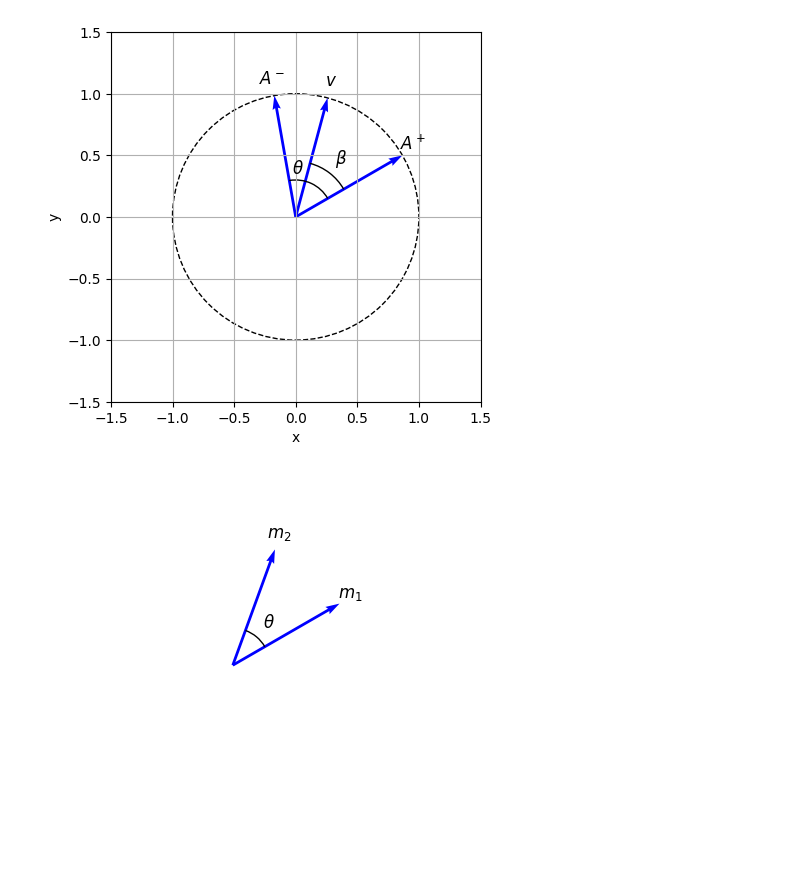
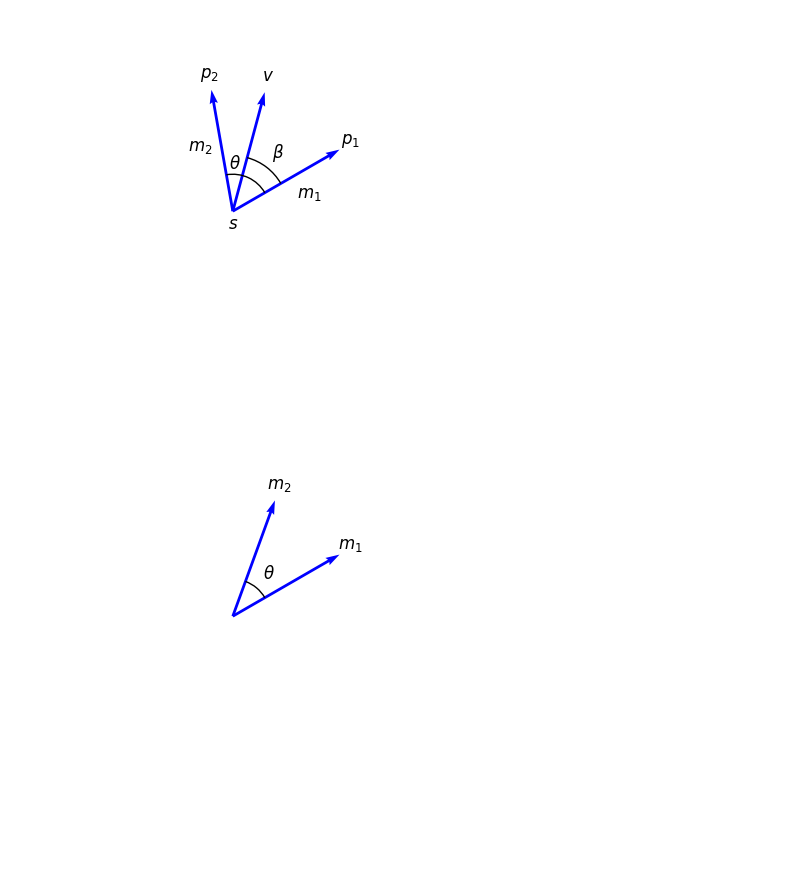
Before and after one commit to DarioFi/optimal_transport, a Jupyter notebook: image_gen.ipynb, the cells around one changed output. Saved outputs shown, nothing was run; the diff lists cells and outputs as text; code cells hidden in the pictures; blank space fills up the shorter version.

```diff
--- a/image_gen.ipynb
+++ b/image_gen.ipynb
@@ -6,10 +6,10 @@ import numpy as np
 fig, ax = plt.subplots()
 
 # Define the unit circle
-circle = plt.Circle((0, 0), 1, color='black', fill=False, linestyle='--')
+# circle = plt.Circle((0, 0), 1, color='black', fill=False, linestyle='--')
 
 # Add the circle to the plot
-ax.add_artist(circle)
+# ax.add_artist(circle)
 
 start_ang = np.deg2rad(30)
 # Set the angle theta and beta
@@ -27,9 +27,16 @@ ax.quiver(0, 0, A_minus[0], A_minus[1], angles='xy', scale_units='xy', scale=1,
 ax.quiver(0, 0, v[0], v[1], angles='xy', scale_units='xy', scale=1, color='blue', label=r'$v$')
 
 # Annotate the vectors
-ax.text(A_plus[0] * 1.1, A_plus[1] * 1.1, r'$A^+$', fontsize=12, ha='center')
-ax.text(A_minus[0] * 1.1, A_minus[1] * 1.1, r'$A^-$', fontsize=12, ha='center')
+ax.text(A_plus[0] * 1.1, A_plus[1] * 1.1, r'$p_1$', fontsize=12, ha='center')
+ax.text(A_minus[0] * 1.1, A_minus[1] * 1.1, r'$p_2$', fontsize=12, ha='center')
 ax.text(v[0] * 1.1, v[1] * 1.1, r'$v$', fontsize=12, ha='center')
+
+# add text next to vectors with m_1 and m_2
+off = 0.1
+ax.text(A_plus[0] * .6 + off, A_plus[1] * .5 - 1.4 * off, r'$m_1$', fontsize=12, ha='center')
+ax.text(A_minus[0] * .5 - 1.8*off, A_minus[1] * .5, r'$m_2$', fontsize=12, ha='center')
+
+ax.text(0, -.1, r'$s$', fontsize=12, ha='center', va='center')
 
 # Draw the angles theta and beta
 from matplotlib.patches import Arc
@@ -46,35 +53,38 @@ ax.add_patch(arc1)
 
 # Arc between A- and v
 arc2 = Arc([0, 0], 3 * arc_radius, 3 * arc_radius, angle=0,
            theta1=np.rad2deg(start_ang), theta2=np.rad2deg(start_ang + beta), color='black')
 ax.add_patch(arc2)
 
 # Annotate the angles
 ax.text(2 * arc_radius * np.cos(start_ang + beta / 2), 2 * arc_radius * np.sin(start_ang + beta / 2),
         r'$\beta$', fontsize=12,
         ha='center', va='center')
 
 ax.text(1.3 * arc_radius * np.cos(start_ang + beta + (theta - beta) / 2),
         1.3 * arc_radius * np.sin(start_ang + beta + (theta - beta) / 2),
         r'$\theta$', fontsize=12,
         ha='center', va='center')
 
 # Set the aspect ratio of the plot to be equal
 ax.set_aspect('equal')
 
 # Set the limits of the plot
 ax.set_xlim(-1.5, 1.5)
 ax.set_ylim(-1.5, 1.5)
 
 # Set grid and labels
-ax.grid(True)
 ax.set_xlabel('x')
 ax.set_ylabel('y')
 
+# hide axis and rectangle around the plot
+ax.axis('off')
+ax.set_frame_on(False)
+
 # Display the plot
 plt.show()
 # %% [output]
-[figure, old version]
+[figure, new version]
 # %%
 # Set up the figure and axis
 fig, ax = plt.subplots()
```
Also changed, not shown: 3 other files.
